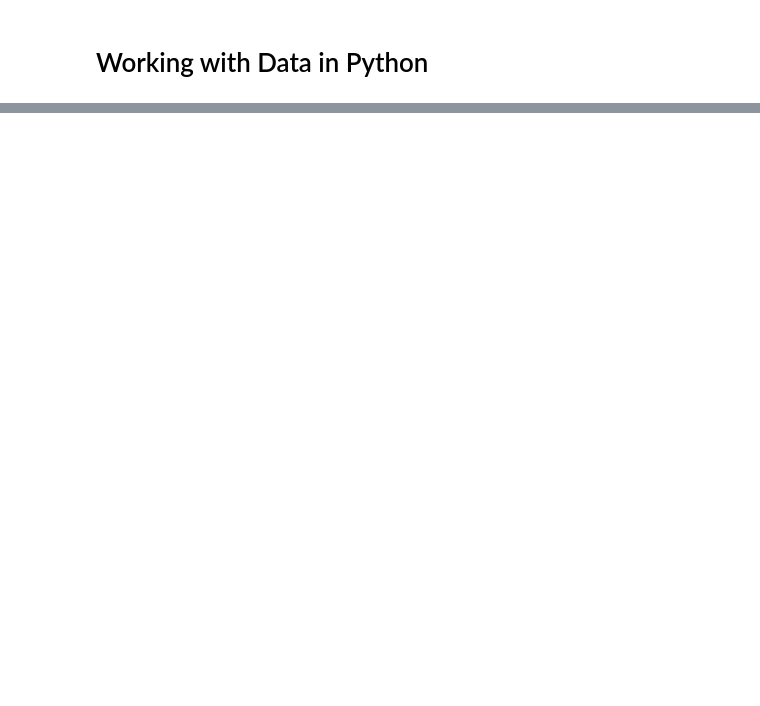
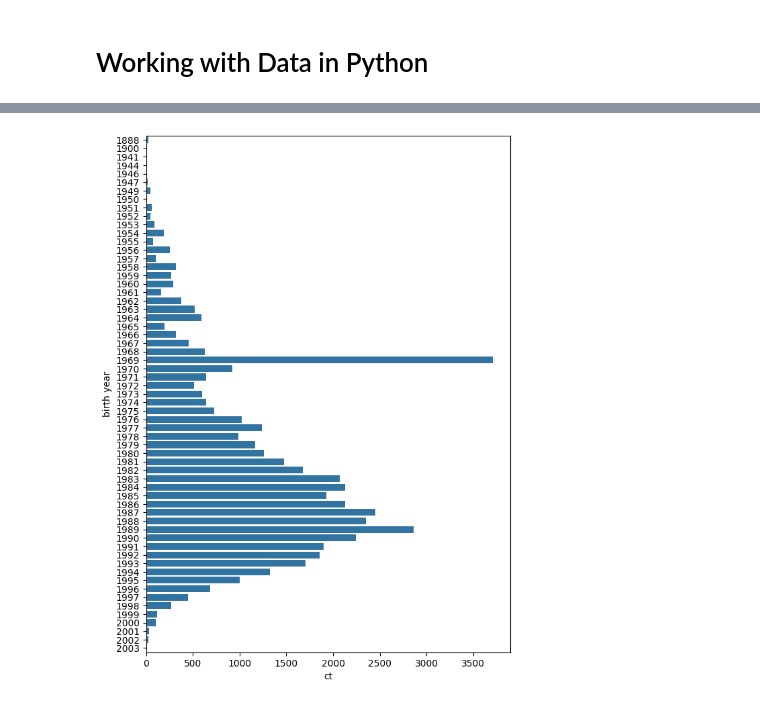
Before and after one commit to nickxscott/INFO658, a Jupyter notebook: notebooks/claudeSandbox/workingwithdata.ipynb, the cells around one changed output, grey strips where cells are left out. Saved outputs shown, nothing was run; the diff lists cells and outputs as text; code cells hidden in the pictures; blank space fills up the shorter version.

Commit message:
working with data in python workshop progress

```diff
--- a/notebooks/claudeSandbox/workingwithdata.ipynb
+++ b/notebooks/claudeSandbox/workingwithdata.ipynb
@@ -46,9 +6,14 @@ show how to read csv that isn't available via url
 # %%
 import pandas as pd
+'''Now that we've imported the library, we have access to all the cool things pandas has to offer. The flagship data
+class that pandas offers is the DataFrame. The DataFrame is basically a table. It has rows, columns, and the columns
+have headers (column names). Let's import some data from NYC Open Data and start working with it. We commonly use
+the variable name "df" for dataframes.'''
 
-url='https://docs.google.com/spreadsheets/d/1xcsd8bKujnnvetAwGBzBl3w6NhxxMkRvwDn7jxGDUwg/edit?usp=sharing'
+url='https://raw.githubusercontent.com/nickxscott/INFO658/refs/heads/main/notebooks/data/citibike_201909.csv?token=GHSAT0AAAAAADUF6GDN7ILWNDSUL5KQEO242MQ3SOQ'
 
-path = 'https://drive.google.com/uc?export=download&id='+url.split('/')[-2]
-#df = pd.read_csv(path)
-path
+df = pd.read_csv(url)
+
+#we use the .head() method on a dataframe to just view the first 5 rows of data. We can enter a number into the parentheses to view as many rows as we want
+df.head()
 # %% [output]
@@ -63,0 +114,8 @@ download_url
+# %%
+#We noticed that bikeid is being read as an integer (data type int64). Since this number is intended to be used as a unique identifier for a bike, and not an actual quantitative value
+#that we can do math with, let's go ahead and change it to a string just to make sure we don't accidentally do any calculations on it. We'll cast the bikeid column as a string
+#using the .astype() method. When we do this, we need to make sure we assign the new array of values to the original column in the dataframe.
+df['bikeid']=df.bikeid.astype(str)
+
+#lets view our datatypes again to make sure we did it correctly
+df.dtypes
@@ -63,0 +466,10 @@ download_url
+# %%
+import seaborn as sns
+import matplotlib.pyplot as plt
+fig, ax = plt.subplots(figsize=(7, 10))
+
+df_bar=df.groupby(['birth year'])['birth year'].count().reset_index(name='ct')
+df_bar['birth year']=df_bar['birth year'].astype(str)
+sns.barplot(data=df_bar, y='birth year', x='ct');
+# %% [output]
+[figure, added]
```
Also changed, not shown: parts of 33 cells of this notebook, 2 other files.
